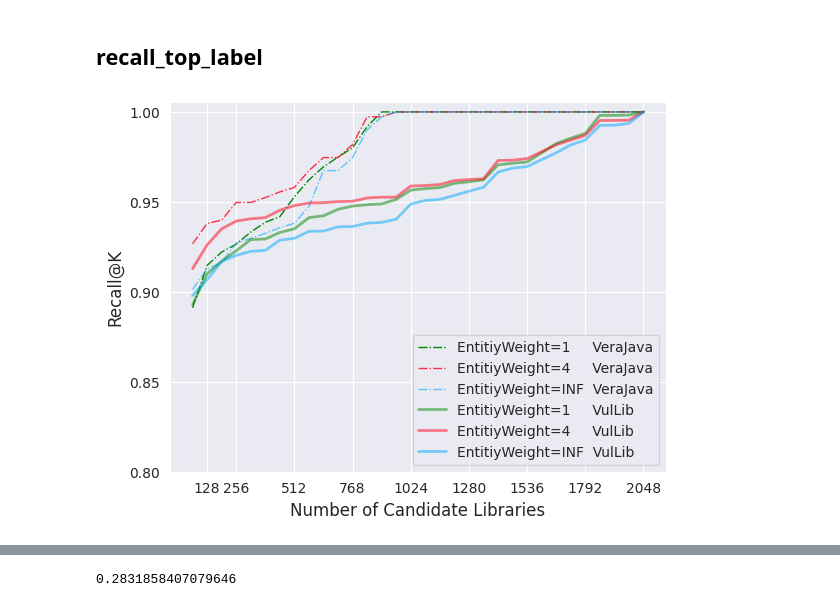
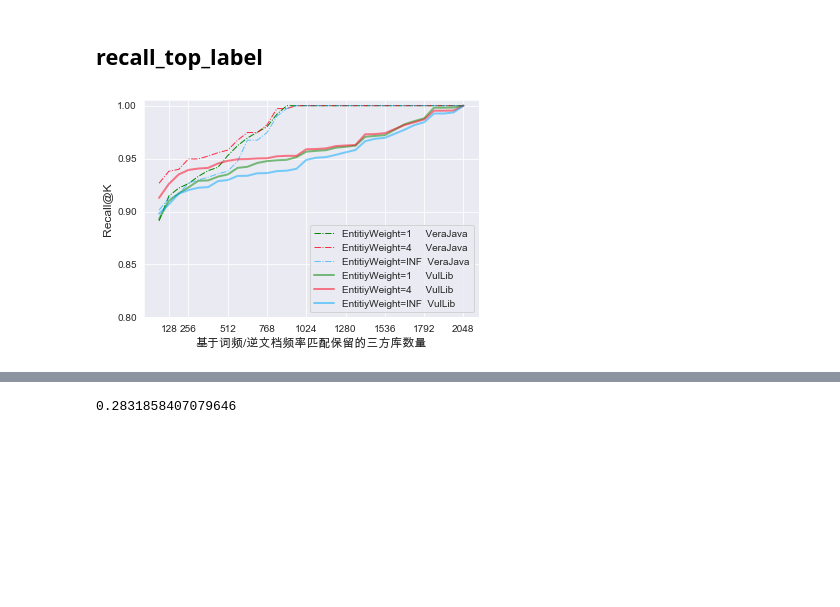
Before and after one commit to q5438722/VulLibMiner, a Jupyter notebook: tf-idf-fig/draw_fig.ipynb, the cells around one changed output, grey strips where cells are left out. Drawn from its saved outputs; the diff is of its cells as text; code cells hidden in the pictures; blank space fills up the shorter version.

Commit message:
update figures

```diff
--- a/tf-idf-fig/draw_fig.ipynb
+++ b/tf-idf-fig/draw_fig.ipynb
@@ -2,10 +2,12 @@
 import os, sys
 import json
 import matplotlib.pyplot as plt
+import seaborn as sns
+sns.set_style('darkgrid')
 # %%
-with open('/home/chentianyu/libminer/tf-idf/recall_top_labels.json', 'r') as f:
+with open('./recall_top_labels.json', 'r') as f:
     recall_top_label = json.load(f)
-with open('/home/chentianyu/libminer/tf-idf/recall_maven_labels.json', 'r') as f:
+with open('./recall_maven_labels.json', 'r') as f:
     recall_maven_label = json.load(f)
 # %%
 len(recall_maven_label[0])
@@ -13,6 +15,7 @@ len(recall_maven_label[0])
 32
 # %%
 xs = [64] + [idx for idx in range(128,2049,64)]
+plt.rcParams['font.sans-serif'] = ['Arial Unicode MS']
 # %% [markdown]
 ## recall_top_label
 # %%
@@ -23,18 +26,18 @@ _recall_top_label = [val[:] for val in recall_top_label]
 # %%
 plt.plot(_xs, _recall_top_label[1], color = '#008600', linestyle = '-.', linewidth=1, alpha=1, label = 'EntitiyWeight=1     VeraJava')
 plt.plot(_xs, _recall_top_label[2], color = '#FF001A', linestyle = '-.', linewidth=1, alpha=.8, label = 'EntitiyWeight=4     VeraJava')
 plt.plot(_xs, _recall_top_label[3], color = '#00AAFF', linestyle = '-.', linewidth=1, alpha=.6, label = 'EntitiyWeight=INF  VeraJava')
 plt.plot(_xs, _recall_top_label[4], color = '#008600', linewidth=2, alpha=.5, label = 'EntitiyWeight=1     VulLib')
 plt.plot(_xs, _recall_top_label[5], color = '#FF001A', linewidth=2, alpha=.5, label = 'EntitiyWeight=4     VulLib')
 plt.plot(_xs, _recall_top_label[6], color = '#00AAFF', linewidth=2, alpha=.5, label = 'EntitiyWeight=INF  VulLib')
 plt.xticks([128] + list(range(256, 2049, 256)))
 plt.yticks([idx  / 20.0 for idx in range(16, 21)])
 plt.legend(loc = 'lower right')
 plt.ylabel('Recall@K', fontdict={'size':12})
-plt.xlabel('Number of Candidate Libraries', fontdict={'size':12})
+plt.xlabel('基于词频/逆文档频率匹配保留的三方库数量', fontdict={'size':12})
 plt.savefig('recall_top_label.pdf', bbox_inches = 'tight')
 # %% [output]
-[figure, old version]
+[figure, new version]
 # %%
 import seaborn as sns
 # %%
```
Also changed, not shown: parts of 3 cells of this notebook, 4 other files.
